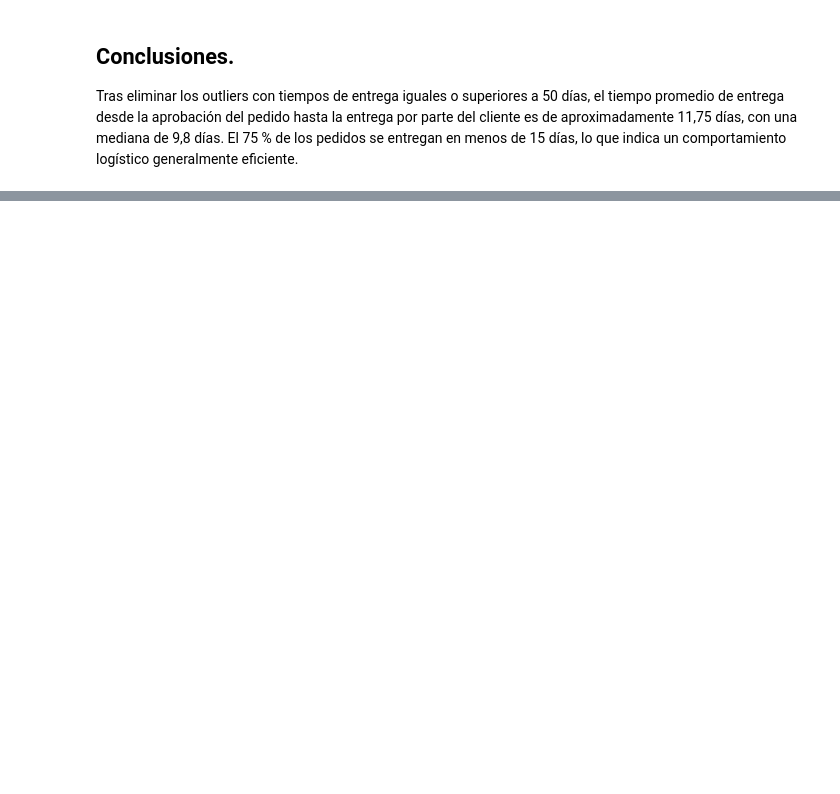
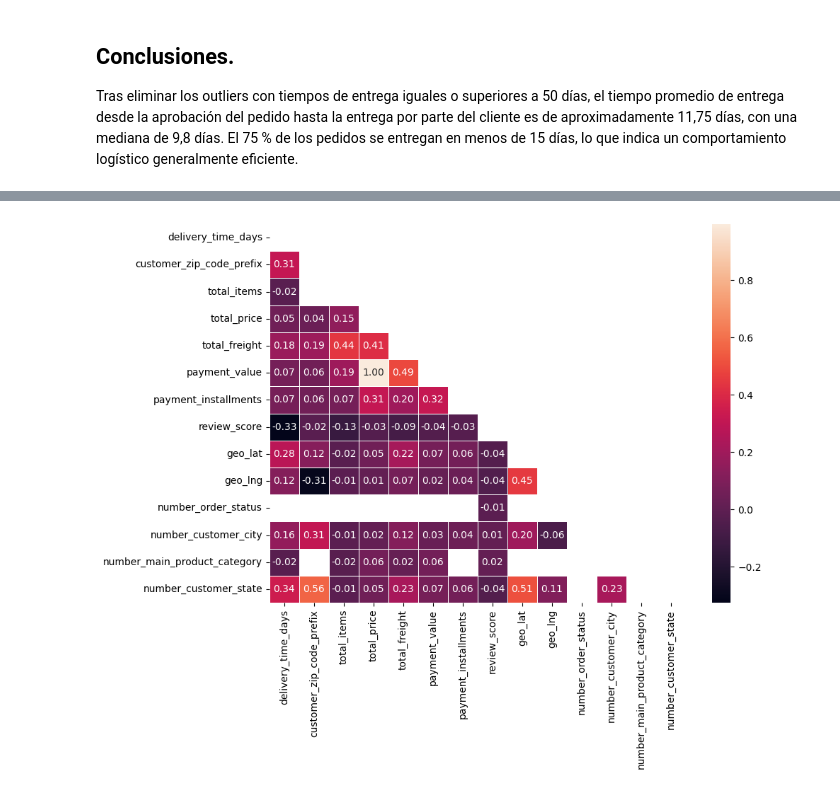
Before and after one commit to 4GeeksAcademy/sp-ml-20-final-project-g5, a Jupyter notebook: notebooks/proyectofinal.ipynb, the cells around one changed output, grey strips where cells are left out. Saved outputs shown, nothing was run; the diff lists cells and outputs as text; code cells hidden in the pictures; blank space fills up the shorter version.

```diff
--- a/notebooks/proyectofinal.ipynb
+++ b/notebooks/proyectofinal.ipynb
@@ -348,8 +366,8 @@ construction_tools_safety             1
 agro_industry_and_commerce            1
 Name: count, dtype: int64
 # %%
-df = df[df["delivery_time_days"] < 50]
-df
+df_days = df[df["delivery_time_days"] < 50]
+df_days
 # %% [output]
 |  | order_id | customer_id | order_status | order_purchase_timestamp | order_approved_at | order_delivered_carrier_date | ... |
 | 0 | e481f51cbdc54678b7cc49136f2d6af7 | 9ef432eb6251297304e76186b10a928d | delivered | 2017-10-02 10:56:33 | 2017-10-02 11:07:15 | 2017-10-04 19:55:00 | ... |
@@ -387,3 +405,6 @@ plt.show()
 ## Conclusiones.
 
 Tras eliminar los outliers con tiempos de entrega iguales o superiores a 50 días, el tiempo promedio de entrega desde la aprobación del pedido hasta la entrega por parte del cliente es de aproximadamente 11,75 días, con una mediana de 9,8 días. El 75 % de los pedidos se entregan en menos de 15 días, lo que indica un comportamiento logístico generalmente eficiente.
+# %%
+df_job = df_days.drop(columns=["order_id","customer_id","customer_unique_id"])
+df_job.columns
@@ -389,0 +420,18 @@ Tras eliminar los outliers con tiempos de entrega iguales o superiores a 50 día
+# %%
+df_num = df_job.copy()
+df_num ['number_order_status'] = pd.factorize(df_job['order_status'])[0]
+df_num ['number_customer_city'] = pd.factorize(df_job['customer_city'])[0]
+df_num ['number_main_product_category'] = pd.factorize(df_job['main_product_category'])[0]
+df_num ['number_customer_state'] = pd.factorize(df_job['customer_state'])[0]
+df_num_factorize = df_num.select_dtypes(include=['number'])
+# %%
+corr = df_num_factorize.corr()
+mask = np.triu(np.ones_like(corr, dtype=bool))
+significant_corr = corr[abs(corr) > 0.01]
+significant_corr
+fig, axis = plt.subplots(figsize=(10, 8))
+sns.heatmap(significant_corr, mask=mask, annot=True, linewidths=0.5, fmt=".2f")
+plt.tight_layout()
+plt.show()
+# %% [output]
+[figure, added]
```
Also changed, not shown: parts of 7 cells of this notebook.
